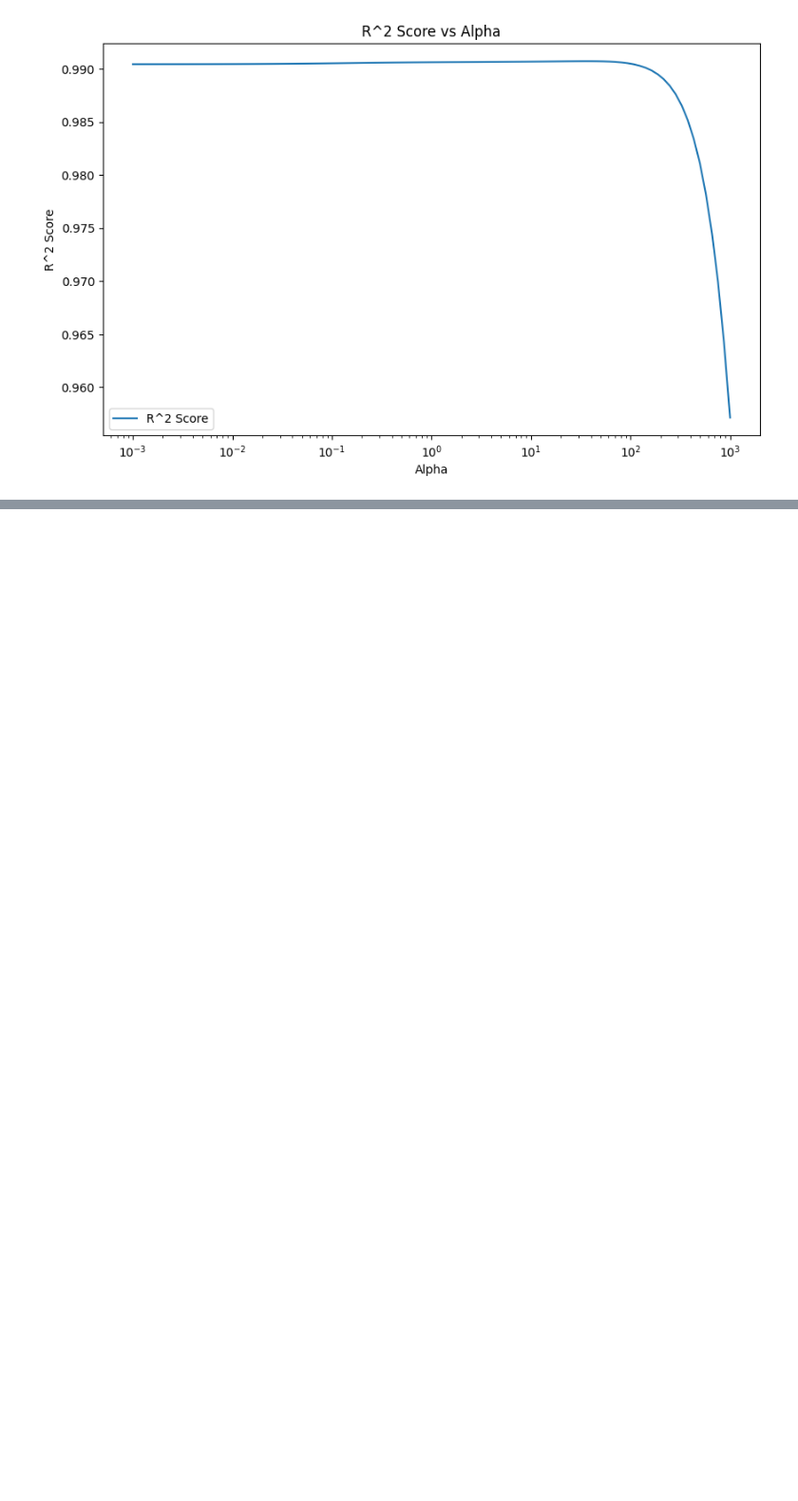
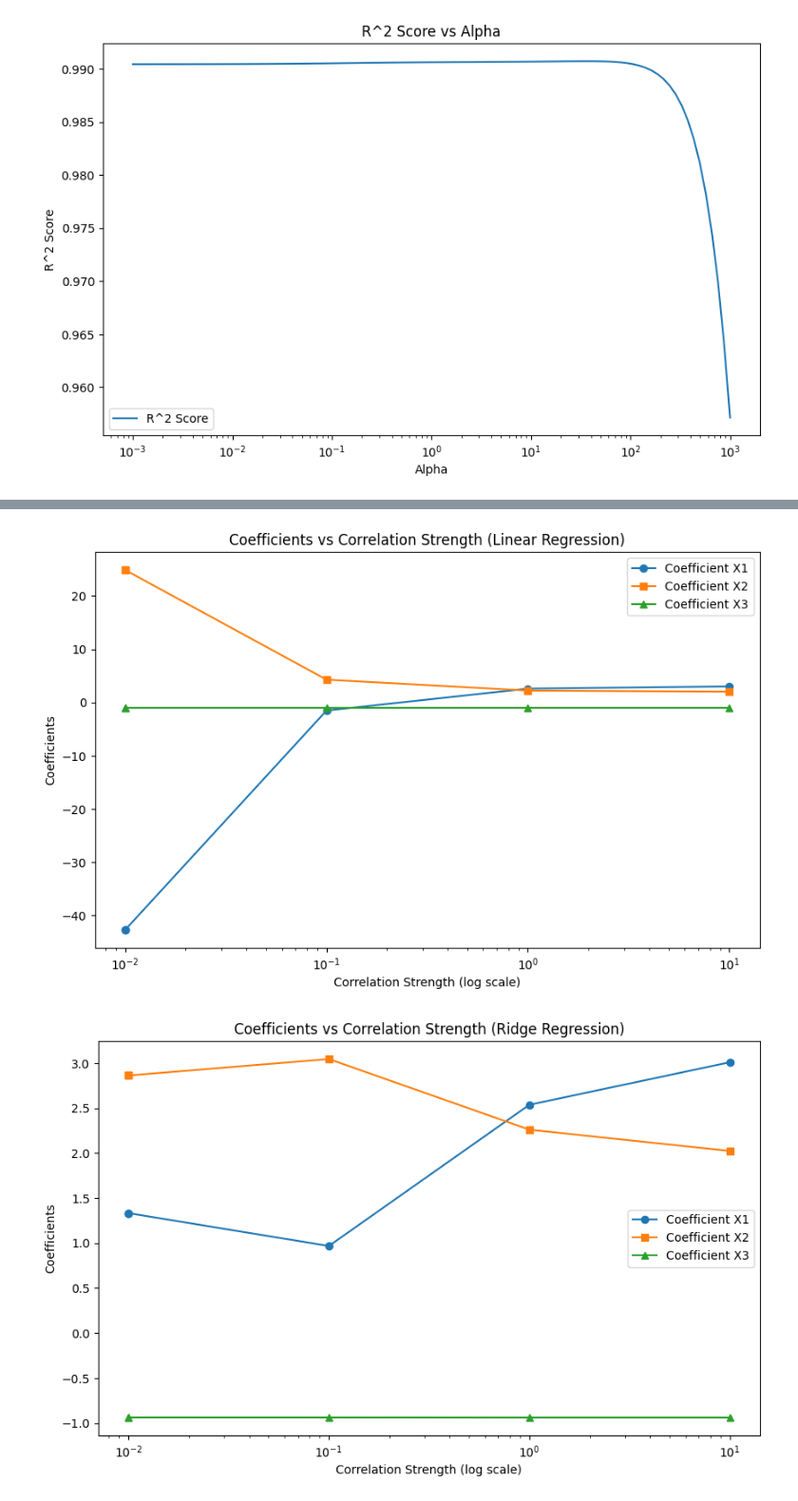
Before and after one commit to junya737/multicollinearity-test, a Jupyter notebook: main.ipynb, the cells around one changed output, grey strips where cells are left out. Shown at 95% size. Saved outputs shown, nothing was run; the diff lists cells and outputs as text; code cells hidden in the pictures; blank space fills up the shorter version.

Commit message:
Corelation vs coefficient

```diff
--- a/main.ipynb
+++ b/main.ipynb
@@ -199,0 +200,57 @@ plt.show()
+# %%
+coefficients = []
+
+for alpha in [0, 1.0]:  # alpha=0が重回帰、alpha=1がリッジ回帰
+    subset = results_df[results_df["Alpha"] == alpha]
+    for _, row in subset.iterrows():
+        coefficients.append({
+            "Correlation Strength": row["Correlation Strength"],
+            "Alpha": alpha,
+            "Coefficient X1": row["Coefficients"][0],
+            "Coefficient X2": row["Coefficients"][1],
+            "Coefficient X3": row["Coefficients"][2],
+        })
+
+coefficients_df = pd.DataFrame(coefficients)
+# 重回帰 (alpha=0) のプロット
+plt.figure(figsize=(10, 6))
+subset = coefficients_df[coefficients_df["Alpha"] == 0]
+plt.plot(
+    subset["Correlation Strength"], subset["Coefficient X1"], label="Coefficient X1", marker="o"
+)
+plt.plot(
+    subset["Correlation Strength"], subset["Coefficient X2"], label="Coefficient X2", marker="s"
+)
+plt.plot(
+    subset["Correlation Strength"], subset["Coefficient X3"], label="Coefficient X3", marker="^"
+)
+
+plt.xscale("log")
+plt.xlabel("Correlation Strength (log scale)")
+plt.ylabel("Coefficients")
+plt.title("Coefficients vs Correlation Strength (Linear Regression)")
+plt.legend()
+plt.show()
+
+# リッジ回帰 (alpha=1.0) のプロット
+plt.figure(figsize=(10, 6))
+subset = coefficients_df[coefficients_df["Alpha"] == 1.0]
+plt.plot(
+    subset["Correlation Strength"], subset["Coefficient X1"], label="Coefficient X1", marker="o"
+)
+plt.plot(
+    subset["Correlation Strength"], subset["Coefficient X2"], label="Coefficient X2", marker="s"
+)
+plt.plot(
+    subset["Correlation Strength"], subset["Coefficient X3"], label="Coefficient X3", marker="^"
+)
+
+plt.xscale("log")
+plt.xlabel("Correlation Strength (log scale)")
+plt.ylabel("Coefficients")
+plt.title("Coefficients vs Correlation Strength (Ridge Regression)")
+plt.legend()
+plt.show()
+# %% [output]
+[figure, added]
+[figure, added]
```
Also changed, not shown: parts of 1 cell of this notebook.
